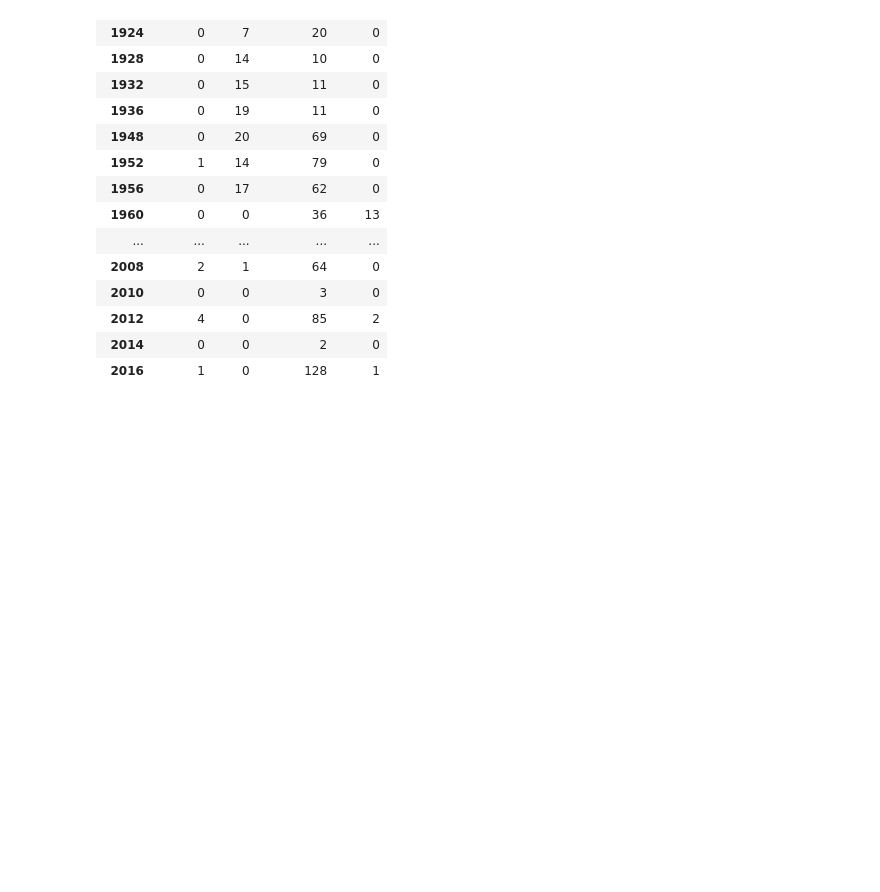
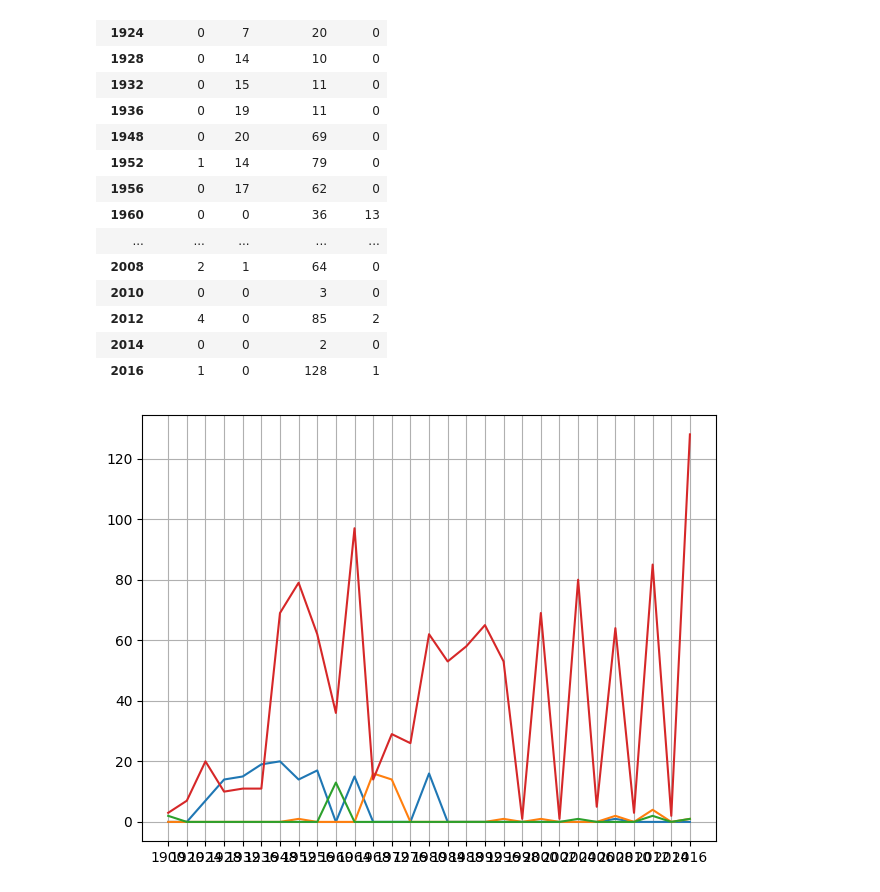
Before and after one commit to saptarshidas219/00-rahul, a Jupyter notebook: olympic.ipynb, the cells around one changed output. Saved outputs shown, nothing was run; the diff lists cells and outputs as text; code cells hidden in the pictures; blank space fills up the shorter version.

```diff
--- a/olympic.ipynb
+++ b/olympic.ipynb
@@ -90,3 +90,7 @@ df_indiaMedal
 | 2012 | 4 | 0 | 85 | 2 |
 | 2014 | 0 | 0 | 2 | 0 |
 | 2016 | 1 | 0 | 128 | 1 |
+# %%
+df_indiaMedal=df_indiaMedal.reset_index()
+# %%
+df_indiaMedal = df_indiaMedal[['Year','Bronze','Gold','Silver','No Medal']]
@@ -92,0 +99,13 @@ df_indiaMedal
+# %%
+plt.plot(df_indiaMedal['Year'],df_indiaMedal['Gold'],label ='Gold Medals')
+plt.plot(df_indiaMedal['Year'],df_indiaMedal['Bronze'],label ='Bronze Medals')
+plt.plot(df_indiaMedal['Year'],df_indiaMedal['Silver'],label ='Silver Medals')
+plt.plot(df_indiaMedal['Year'],df_indiaMedal['No Medal'],label ='No Medals')
+plt.xlabel = 'Year'
+plt.ylabel = 'Medals'
+plt.legend
+plt.grid()
+plt.tight_layout()
+plt.show()
+# %% [output]
+[figure, added]
```
Also changed, not shown: parts of 1 cell of this notebook.
